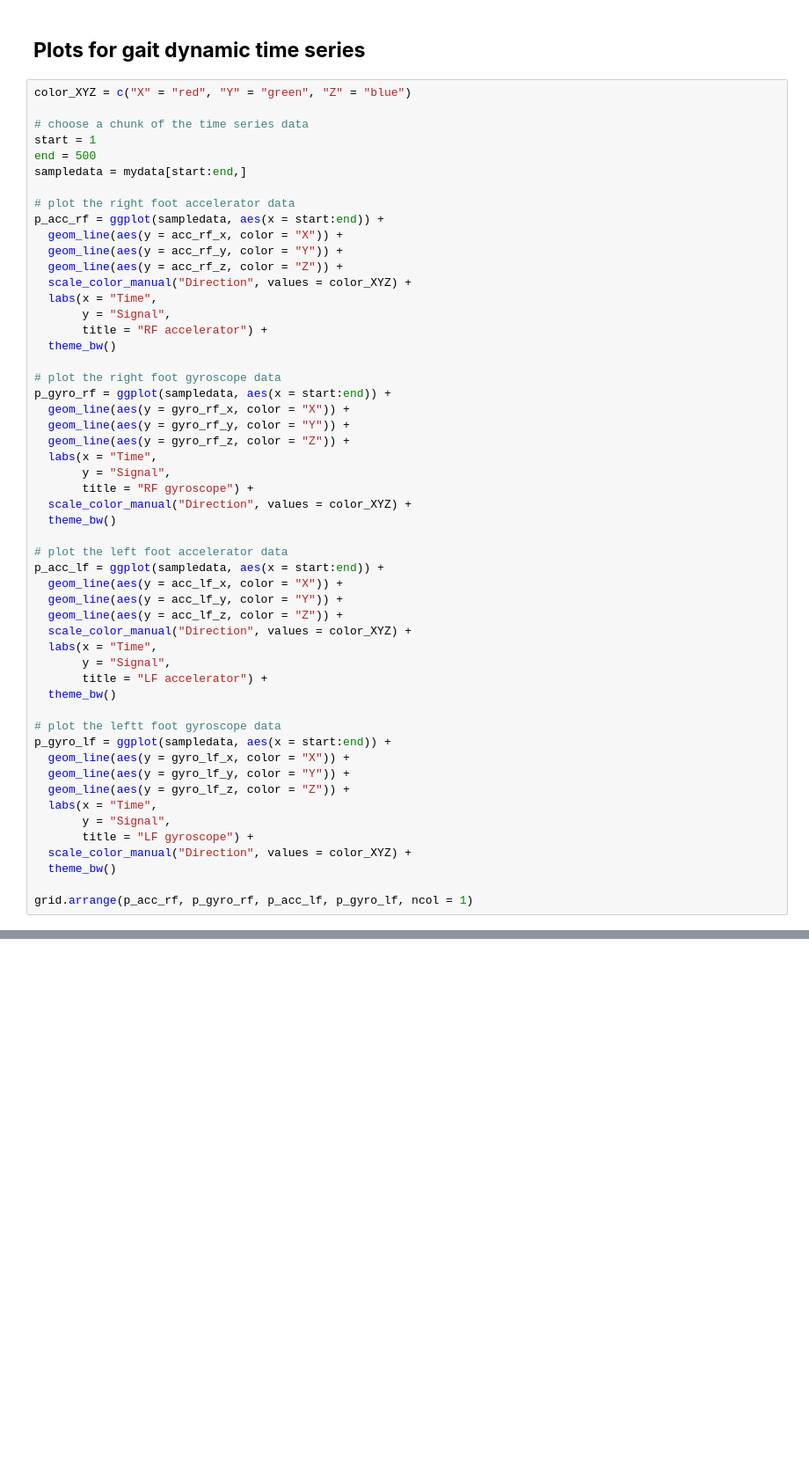
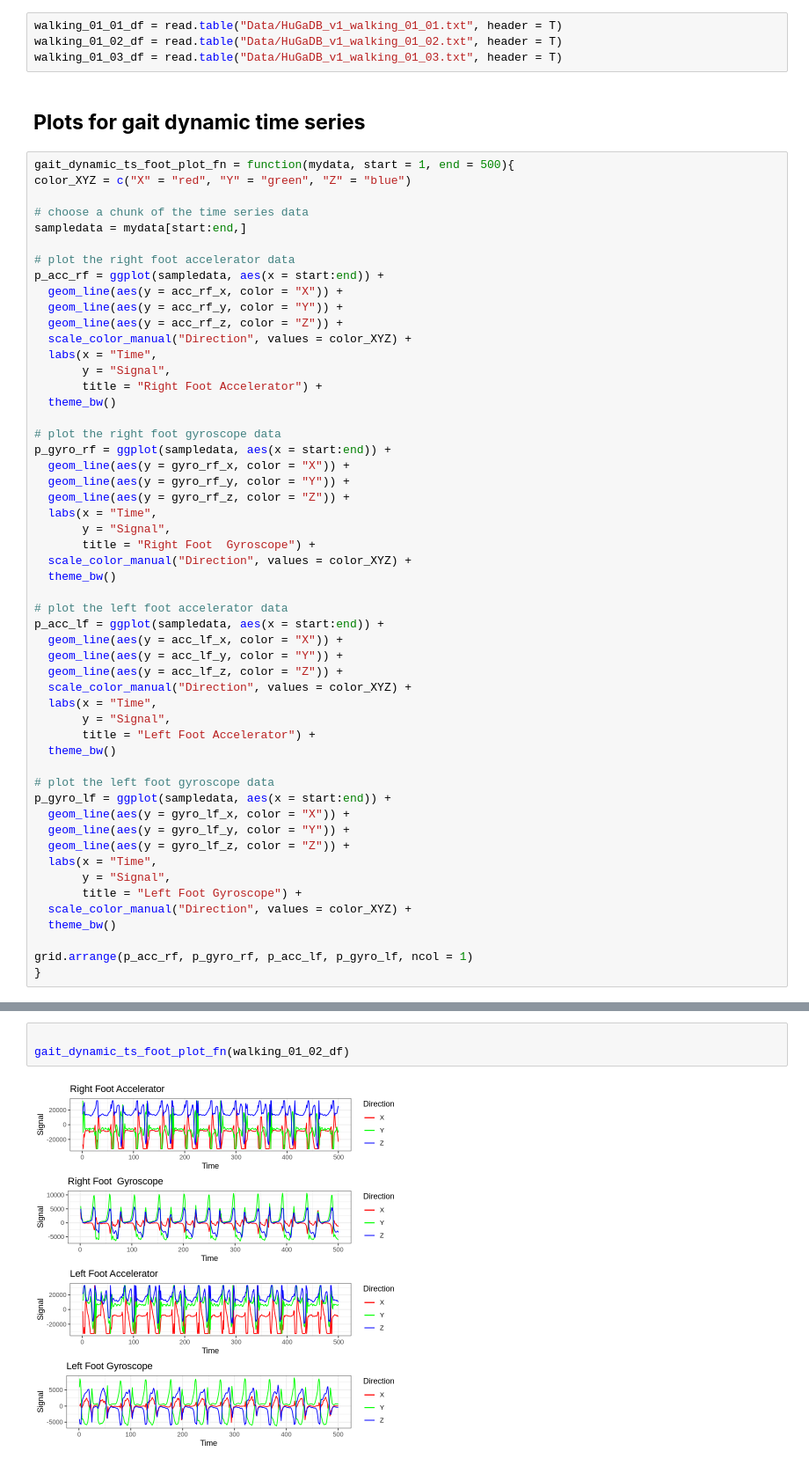
Before and after one commit to ormorteey/STA-250-Project, a Jupyter notebook: STA_250_[R]_Computational_Statistics.ipynb, the cells around one changed output, grey strips where cells are left out. Shown at 88% size. Drawn from its saved outputs; the diff is of its cells as text; blank space fills up the shorter version.

```diff
--- a/STA_250_[R]_Computational_Statistics.ipynb
+++ b/STA_250_[R]_Computational_Statistics.ipynb
@@ -44,11 +58,14 @@ A data.frame: 3 × 39
+# %%
+walking_01_01_df = read.table("Data/HuGaDB_v1_walking_01_01.txt", header = T)
+walking_01_02_df = read.table("Data/HuGaDB_v1_walking_01_02.txt", header = T)
+walking_01_03_df = read.table("Data/HuGaDB_v1_walking_01_03.txt", header = T)
 # %% [markdown]
 ## **Plots for gait dynamic time series**
 # %%
+gait_dynamic_ts_foot_plot_fn = function(mydata, start = 1, end = 500){
 color_XYZ = c("X" = "red", "Y" = "green", "Z" = "blue")
 
 # choose a chunk of the time series data
-start = 1
-end = 500
 sampledata = mydata[start:end,]
 
 # plot the right foot accelerator data
@@ -59,7 +76,7 @@ p_acc_rf = ggplot(sampledata, aes(x = start:end)) +
   scale_color_manual("Direction", values = color_XYZ) +
   labs(x = "Time",
        y = "Signal",
-       title = "RF accelerator") +
+       title = "Right Foot Accelerator") +
   theme_bw()
 
 # plot the right foot gyroscope data
@@ -69,7 +86,7 @@ p_gyro_rf = ggplot(sampledata, aes(x = start:end)) +
   geom_line(aes(y = gyro_rf_z, color = "Z")) +
   labs(x = "Time",
        y = "Signal",
-       title = "RF gyroscope") +
+       title = "Right Foot  Gyroscope") +
   scale_color_manual("Direction", values = color_XYZ) +
   theme_bw()
 
@@ -81,18 +98,19 @@ p_acc_lf = ggplot(sampledata, aes(x = start:end)) +
   scale_color_manual("Direction", values = color_XYZ) +
   labs(x = "Time",
        y = "Signal",
-       title = "LF accelerator") +
+       title = "Left Foot Accelerator") +
   theme_bw()
 
-# plot the leftt foot gyroscope data
+# plot the left foot gyroscope data
 p_gyro_lf = ggplot(sampledata, aes(x = start:end)) +
   geom_line(aes(y = gyro_lf_x, color = "X")) +
   geom_line(aes(y = gyro_lf_y, color = "Y")) +
   geom_line(aes(y = gyro_lf_z, color = "Z")) +
   labs(x = "Time",
        y = "Signal",
-       title = "LF gyroscope") +
+       title = "Left Foot Gyroscope") +
   scale_color_manual("Direction", values = color_XYZ) +
   theme_bw()
 
 grid.arrange(p_acc_rf, p_gyro_rf, p_acc_lf, p_gyro_lf, ncol = 1)
+}
@@ -100,0 +224,5 @@ grid.arrange(p_acc_rf, p_gyro_rf, p_acc_lf, p_gyro_lf, ncol = 1)
+# %%
+
+gait_dynamic_ts_foot_plot_fn(walking_01_02_df)
+# %% [output]
+[figure, added]
```
Also changed, not shown: parts of 16 cells of this notebook.
